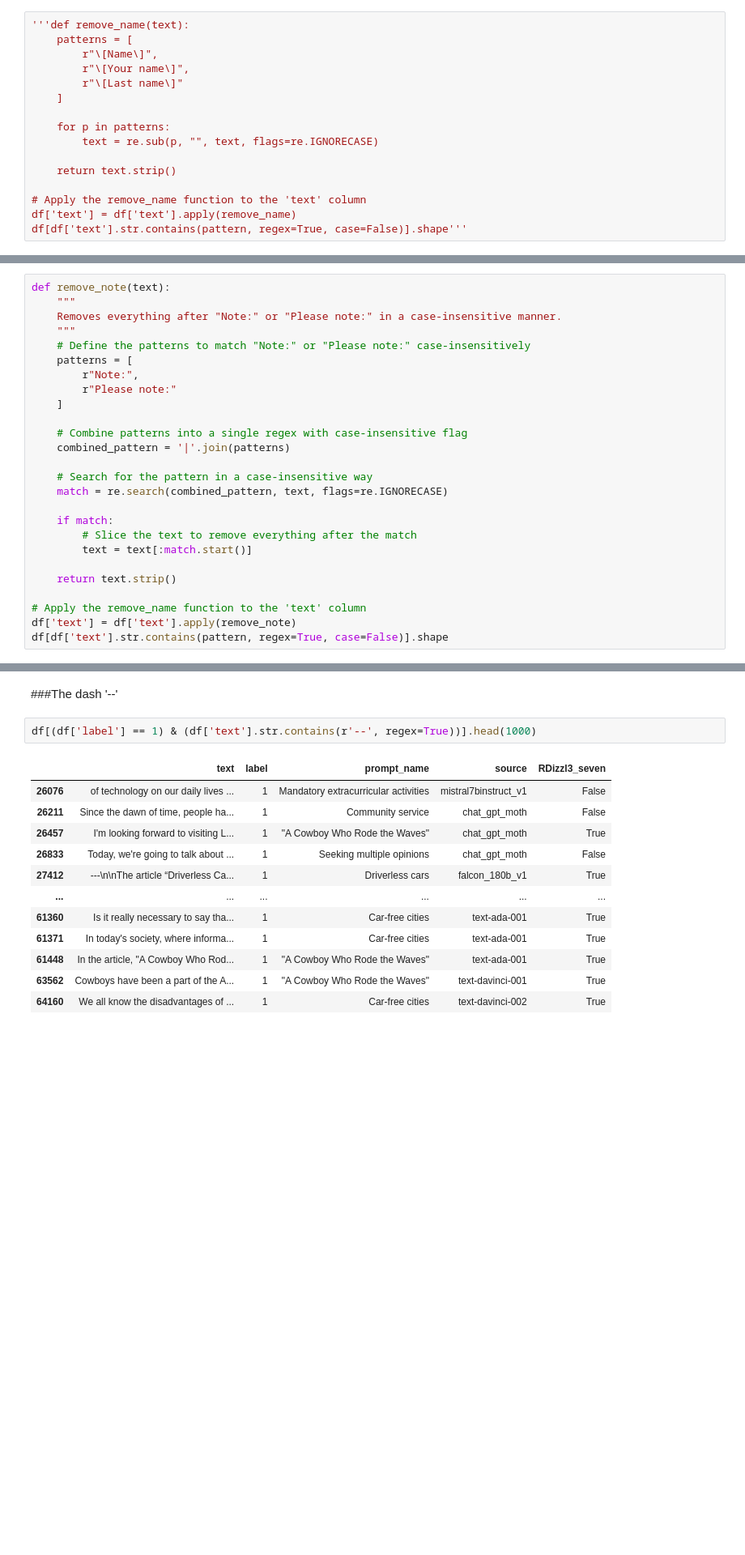
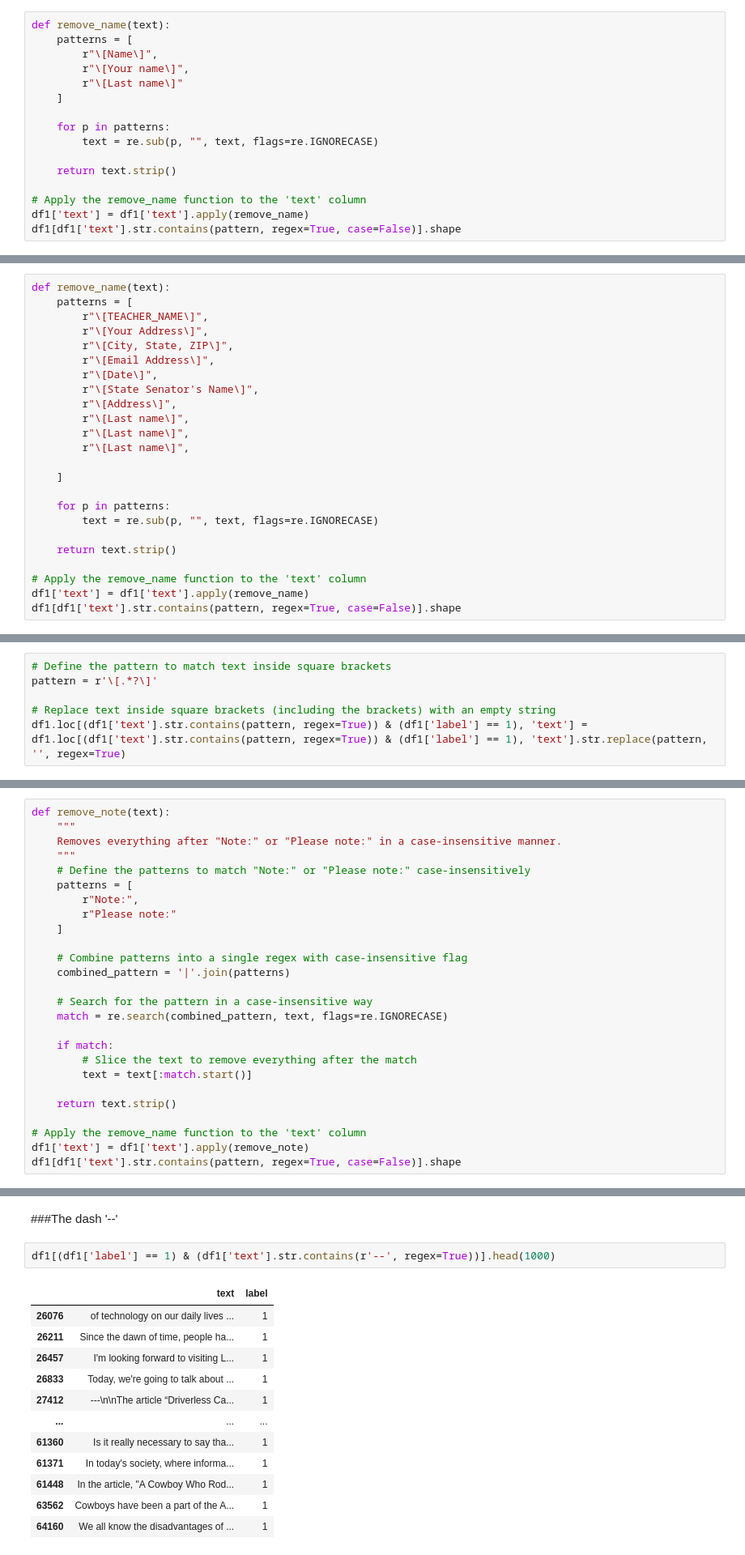
Before and after one commit to Sirapop12345/sp, a Jupyter notebook: Data_Preparation.ipynb, the cells around one changed output, grey strips where cells are left out. Shown at 81% size. Saved outputs shown, nothing was run; the diff lists cells and outputs as text; blank space fills up the shorter version.

```diff
--- a/Data_Preparation.ipynb
+++ b/Data_Preparation.ipynb
@@ -218,5 +266,5 @@ df[df['text'].str.contains(pattern, regex=True, case=False)].shape'''
 # %%
-'''def remove_name(text):
+def remove_name(text):
     patterns = [
         r"\[Name\]",
         r"\[Your name\]",
@@ -229,6 +277,6 @@ df[df['text'].str.contains(pattern, regex=True, case=False)].shape'''
     return text.strip()
 
 # Apply the remove_name function to the 'text' column
-df['text'] = df['text'].apply(remove_name)
-df[df['text'].str.contains(pattern, regex=True, case=False)].shape'''
+df1['text'] = df1['text'].apply(remove_name)
+df1[df1['text'].str.contains(pattern, regex=True, case=False)].shape
 # %% [output]
@@ -237,0 +298,24 @@ df[df['text'].str.contains(pattern, regex=True, case=False)].shape'''
+# %%
+def remove_name(text):
+    patterns = [
+        r"\[TEACHER_NAME\]",
+        r"\[Your Address\]",
+        r"\[City, State, ZIP\]",
+        r"\[Email Address\]",
+        r"\[Date\]",
+        r"\[State Senator's Name\]",
+        r"\[Address\]",
+        r"\[Last name\]",
+        r"\[Last name\]",
+        r"\[Last name\]",
+
+    ]
+
+    for p in patterns:
+        text = re.sub(p, "", text, flags=re.IGNORECASE)
+
+    return text.strip()
+
+# Apply the remove_name function to the 'text' column
+df1['text'] = df1['text'].apply(remove_name)
+df1[df1['text'].str.contains(pattern, regex=True, case=False)].shape
@@ -237,0 +441,6 @@ df[df['text'].str.contains(pattern, regex=True, case=False)].shape'''
+# %%
+# Define the pattern to match text inside square brackets
+pattern = r'\[.*?\]'
+
+# Replace text inside square brackets (including the brackets) with an empty string
+df1.loc[(df1['text'].str.contains(pattern, regex=True)) & (df1['label'] == 1), 'text'] = df1.loc[(df1['text'].str.contains(pattern, regex=True)) & (df1['label'] == 1), 'text'].str.replace(pattern, '', regex=True)
@@ -284,6 +488,6 @@ def remove_note(text):
     return text.strip()
 
 # Apply the remove_name function to the 'text' column
-df['text'] = df['text'].apply(remove_note)
-df[df['text'].str.contains(pattern, regex=True, case=False)].shape
+df1['text'] = df1['text'].apply(remove_note)
+df1[df1['text'].str.contains(pattern, regex=True, case=False)].shape
 # %% [output]
@@ -362,17 +526,17 @@ df[df['label'] == 1].head(1000)
 # %% [markdown]
 ###The dash '--'
 # %%
-df[(df['label'] == 1) & (df['text'].str.contains(r'--', regex=True))].head(1000)
+df1[(df1['label'] == 1) & (df1['text'].str.contains(r'--', regex=True))].head(1000)
 # %% [output]
-|  | text | label | prompt_name | source | RDizzl3_seven |
-| 26076 | of technology on our daily lives ... | 1 | Mandatory extracurricular activities | mistral7binstruct_v1 | False |
-| 26211 | Since the dawn of time, people ha... | 1 | Community service | chat_gpt_moth | False |
-| 26457 | I'm looking forward to visiting L... | 1 | "A Cowboy Who Rode the Waves" | chat_gpt_moth | True |
-| 26833 | Today, we're going to talk about ... | 1 | Seeking multiple opinions | chat_gpt_moth | False |
-| 27412 | ---\n\nThe article “Driverless Ca... | 1 | Driverless cars | falcon_180b_v1 | True |
-| ... | ... | ... | ... | ... | ... |
-| 61360 | Is it really necessary to say tha... | 1 | Car-free cities | text-ada-001 | True |
-| 61371 | In today's society, where informa... | 1 | Car-free cities | text-ada-001 | True |
-| 61448 | In the article, "A Cowboy Who Rod... | 1 | "A Cowboy Who Rode the Waves" | text-ada-001 | True |
-| 63562 | Cowboys have been a part of the A... | 1 | "A Cowboy Who Rode the Waves" | text-davinci-001 | True |
-| 64160 | We all know the disadvantages of ... | 1 | Car-free cities | text-davinci-002 | True |
+|  | text | label |
+| 26076 | of technology on our daily lives ... | 1 |
+| 26211 | Since the dawn of time, people ha... | 1 |
+| 26457 | I'm looking forward to visiting L... | 1 |
+| 26833 | Today, we're going to talk about ... | 1 |
+| 27412 | ---\n\nThe article “Driverless Ca... | 1 |
+| ... | ... | ... |
+| 61360 | Is it really necessary to say tha... | 1 |
+| 61371 | In today's society, where informa... | 1 |
+| 61448 | In the article, "A Cowboy Who Rod... | 1 |
+| 63562 | Cowboys have been a part of the A... | 1 |
+| 64160 | We all know the disadvantages of ... | 1 |
```
Also changed, not shown: parts of 45 cells of this notebook.
